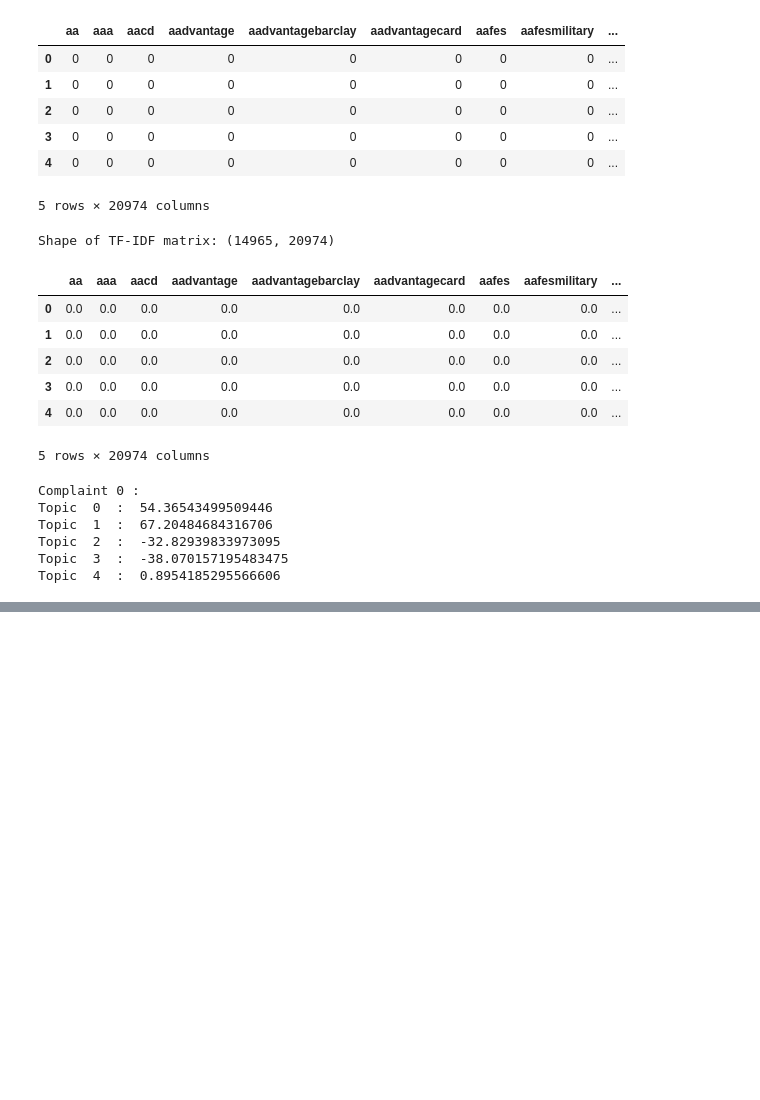
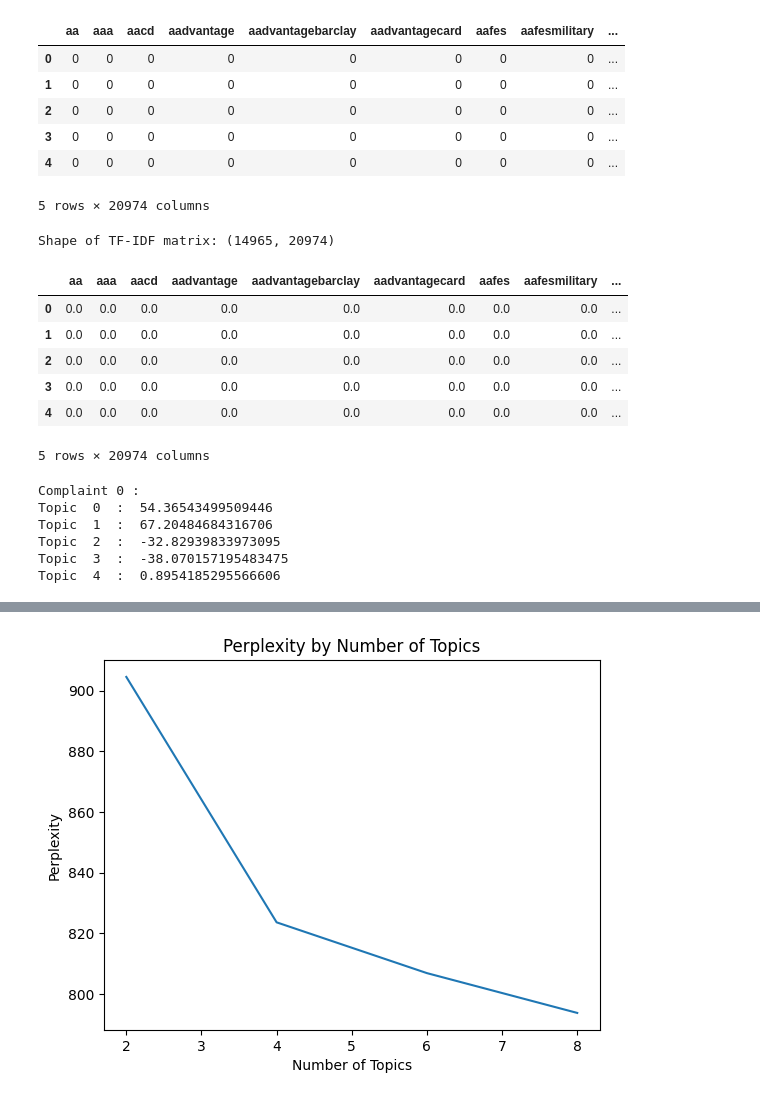
Before and after one commit to melaniedaniel7/CFPB-NLP-Topic-Analysis, a Jupyter notebook: CFPB_NLP_Analysis.ipynb, the cells around one changed output, grey strips where cells are left out. Saved outputs shown, nothing was run; the diff lists cells and outputs as text; code cells hidden in the pictures; blank space fills up the shorter version.

```diff
--- a/CFPB_NLP_Analysis.ipynb
+++ b/CFPB_NLP_Analysis.ipynb
@@ -474,0 +508,76 @@ TOPIC : topic_11
+# %%
+# Using LDA and the BoW approach to find the most prevalent topics (corpus test)
+
+# Import libraries and dependencies
+import pandas as pd
+import numpy as np
+from sklearn.decomposition import LatentDirichletAllocation
+from sklearn.feature_extraction.text import CountVectorizer
+import matplotlib.pyplot as plt # Added import for plotting
+
+# We will use BoW_matrix as the input corpus for LDA directly.
+X = BoW_matrix
+
+# Get the vocabulary (feature names) from the CountVectorizer that created BoW_matrix.
+vocabulario = vect.get_feature_names_out()
+
+# Function to compute coherence and perplexity values for different numbers of topics
+def compute_coherence_values(corpus, start, limit, step): # Removed 'vectorizer' from arguments
+    coherence_values = []
+    perplexity_values = []
+
+    # Loop over the range of topics from start to limit, with the specified step
+    for num_topics in range(start, limit, step):
+        # Create an LDA model with the current number of topics
+        lda_model = LatentDirichletAllocation(n_components=num_topics, random_state=42)
+        lda_model.fit(corpus)
+
+        # Compute perplexity for the current model
+        perplexity = lda_model.perplexity(corpus)
+        perplexity_values.append(perplexity)
+
+        # Compute model score as an approximation for coherence
+        coherence_values.append(lda_model.score(corpus))
+
+    # Return both coherence and perplexity values
+    return coherence_values, perplexity_values
+
+# Define the range for the number of topics
+start, limit, step = 2, 10, 2
+
+# Compute coherence and perplexity values for different numbers of topics
+coherence_values, perplexity_values = compute_coherence_values(X, start, limit, step) # Called without 'vectorizer' argument
+
+# Plotting the perplexity values
+plt.plot(range(start, limit, step), perplexity_values)
+plt.xlabel("Number of Topics")
+plt.ylabel("Perplexity")
+plt.title("Perplexity by Number of Topics")
+plt.grid(False)
+plt.show()
+
+# Define the number of topics
+# Change this value to set the desired number of topics
+# Selecting the model based on the coherence value
+best_num_topics = np.argmin(perplexity_values) + start
+
+# LDA Model
+lda_model = LatentDirichletAllocation(n_components=best_num_topics, random_state=42)
+lda_model.fit(X)
+
+# Function to display topics with keywords
+def display_topics(model, feature_names, no_top_words):
+    for topic_idx, topic in enumerate(model.components_):
+        print(f"Topic {topic_idx + 1}:")
+        top_words = [feature_names[i] for i in topic.argsort()[:-no_top_words - 1:-1]]
+        print(", ".join(top_words))
+        print("\n")
+
+# Number of words per topic
+no_top_words = 5
+
+# Display the keywords of the topics
+feature_names = vocabulario # Corrected: Use vocabulario from the CountVectorizer for the full dataset
+display_topics(lda_model, feature_names, no_top_words)
+# %% [output]
+[figure, added]
```
Also changed, not shown: parts of 6 cells of this notebook.
